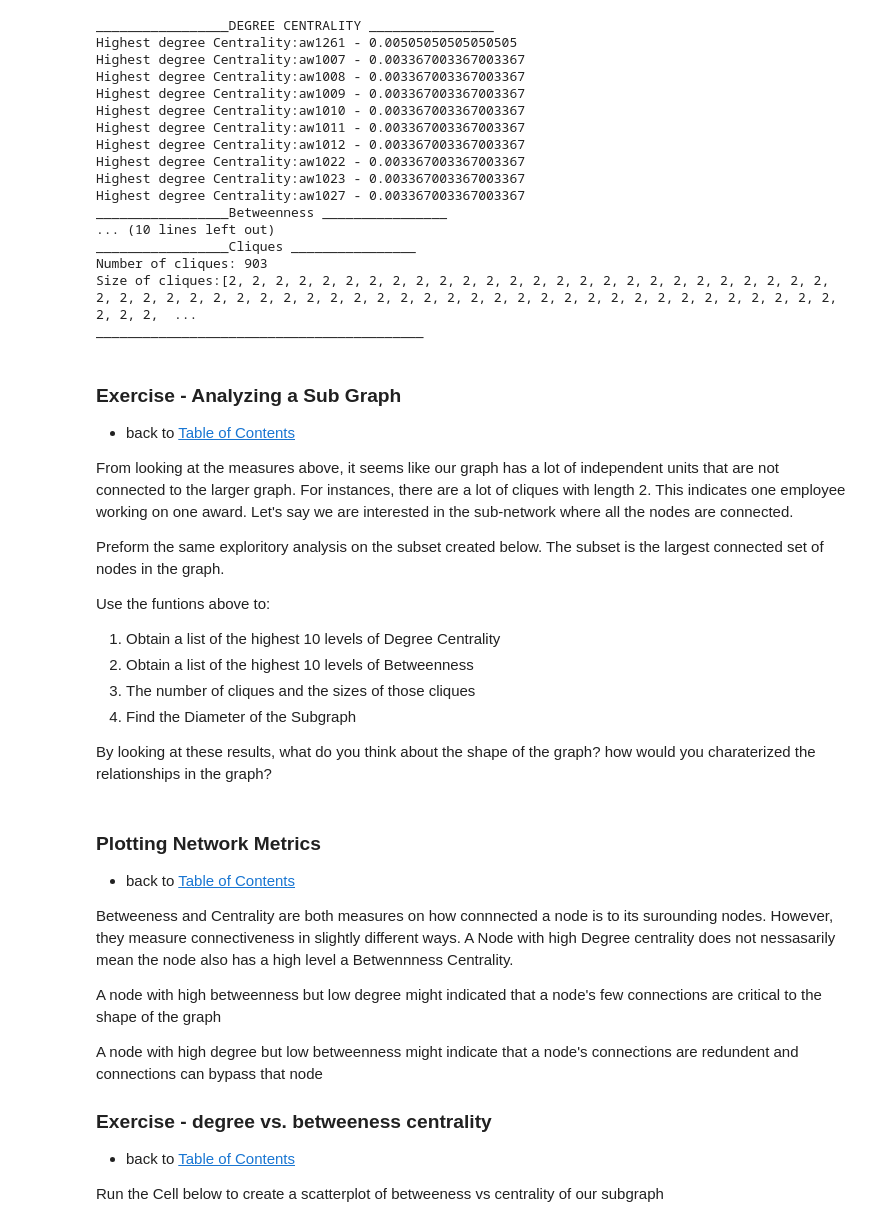
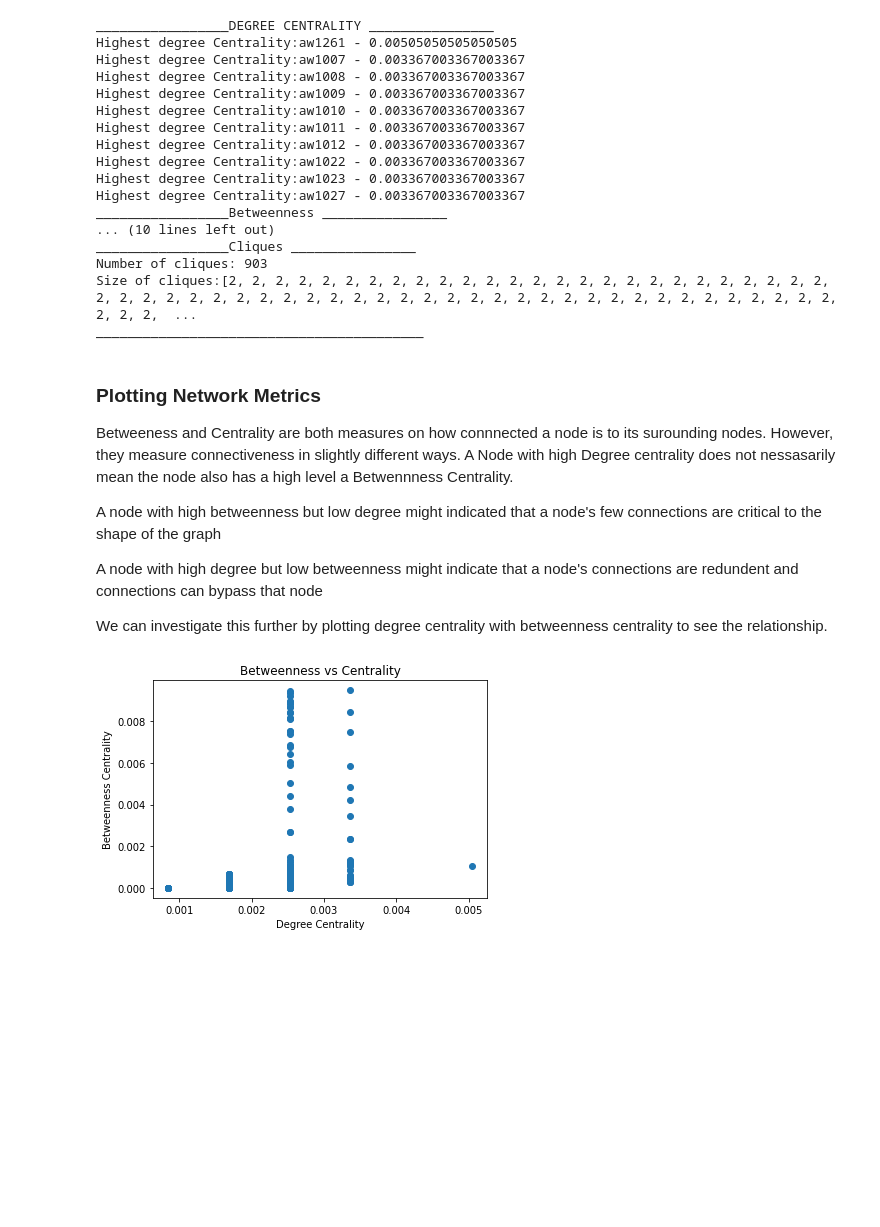
Before and after one commit to Coleridge-Initiative/bdss-notebooks, a Jupyter notebook: 06_Networks.ipynb, the cells around one changed output. Cells and saved outputs as stored; diff of their text form; code cells hidden in the pictures; blank space fills up the shorter version.

```diff
--- a/06_Networks.ipynb
+++ b/06_Networks.ipynb
@@ -77,19 +71,0 @@ Finally, we'll convert the overall data structure that was returned by our query
-# %%
-# declare variables
-all_relations_df = None
-all_relations_nx = None # networkx (nx) representation of graph
-
-# Convert all_data to a dataframe object
-all_relations_df = pandas.DataFrame( all_graph_relations )
-
-#print( all_relations_df )
-
-# Adding a 'weight' column to see connections better
-all_relations_df[ 'weight' ] = .01
-
-# Use the networkx.from_pandas_dataframe() method to create
-#     a networkx graph of all the data.
-#     More info: https://networkx.github.io/documentation/networkx-1.10/reference/generated/networkx.convert_matrix.from_pandas_dataframe.html#from-pandas-dataframe
-all_relations_nx = networkx.from_pandas_dataframe( all_relations_df, 'node1', 'node2', ['weight'] )
-
-print( "networkx import --COMPLETE-- at " + str( datetime.datetime.now() ) )
@@ -229,20 +185,3 @@ _________________Cliques ________________
 Number of cliques: 903
 Size of cliques:[2, 2, 2, 2, 2, 2, 2, 2, 2, 2, 2, 2, 2, 2, 2, 2, 2, 2, 2, 2, 2, 2, 2, 2, 2, 2, 2, 2, 2, 2, 2, 2, 2, 2, 2, 2, 2, 2, 2, 2, 2, 2, 2, 2, 2, 2, 2, 2, 2, 2, 2, 2, 2, 2, 2, 2, 2, 2, 2, 2, 2,  ...
 __________________________________________
-# %% [markdown]
-### Exercise - Analyzing a Sub Graph
-
-- back to [Table of Contents](#Table-of-Contents)
-
-From looking at the measures above, it seems like our graph has a lot of independent units that are not connected to the larger graph. For instances, there are a lot of cliques with length 2. This indicates one employee working on one award. Let's say we are interested in the sub-network where all the nodes are connected.
-
-Preform the same exploritory analysis on the subset created below. The subset is the largest connected set of nodes in the graph.
-
-Use the funtions above to:
-
-1. Obtain a list of the highest 10 levels of Degree Centrality
-2. Obtain a list of the highest 10 levels of Betweenness
-3. The number of cliques and the sizes of those cliques
-4. Find the Diameter of the Subgraph
-
-By looking at these results, what do you think about the shape of the graph? how would you charaterized the relationships in the graph?
@@ -349,7 +188,5 @@ print( "______________________________________________" )
 # %% [markdown]
 ### Plotting Network Metrics
-
-- back to [Table of Contents](#Table-of-Contents)
 
 Betweeness and Centrality are both measures on how connnected a node is to its surounding nodes. However, they measure connectiveness in slightly different ways. A Node with high Degree centrality does not nessasarily mean the node also has a high level a Betwennness Centrality.
 
@@ -357,28 +194,22 @@ Betweeness and Centrality are both measures on how connnected a node is to its s
 
    A node with high degree but low betweenness might indicate that a node's connections are redundent and connections can bypass that node
 
-
-### Exercise - degree vs. betweeness centrality
-
-- back to [Table of Contents](#Table-of-Contents)
-
-Run the Cell below to create a scatterplot of betweeness vs centrality of our subgraph
+We can investigate this further by plotting degree centrality with betweenness centrality to see the relationship.
 # %%
-dc_data = list( networkx.degree_centrality( subgraph_graph ).values() )
-bw_data = list( networkx.betweenness_centrality( subgraph_graph ).values() )
-
-import numpy as np
-import matplotlib.pyplot as plt
+dc_data = list( nx.degree_centrality( all_relations_nx ).values() )
+bw_data = list( nx.betweenness_centrality( all_relations_nx ).values() )
 
 x = dc_data
 y = bw_data
 
 plt.scatter(x, y)
 
 #title
 plt.title("Betweenness vs Centrality")
 
 #labels
 plt.xlabel("Degree Centrality")
 plt.ylabel("Betweenness Centrality")
 plt.show()
+# %% [output]
+[figure, added]
```
Also changed, not shown: parts of 23 cells of this notebook, 1 other file.
